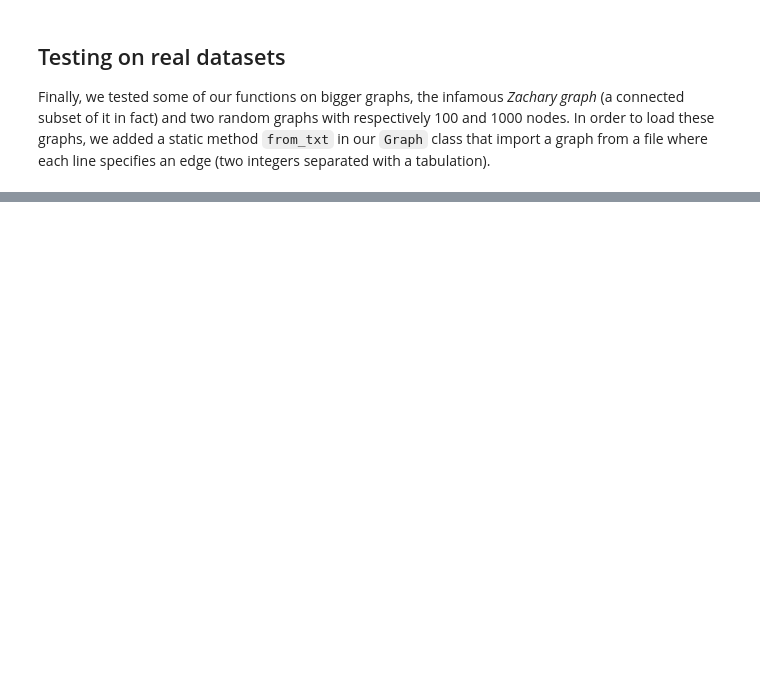
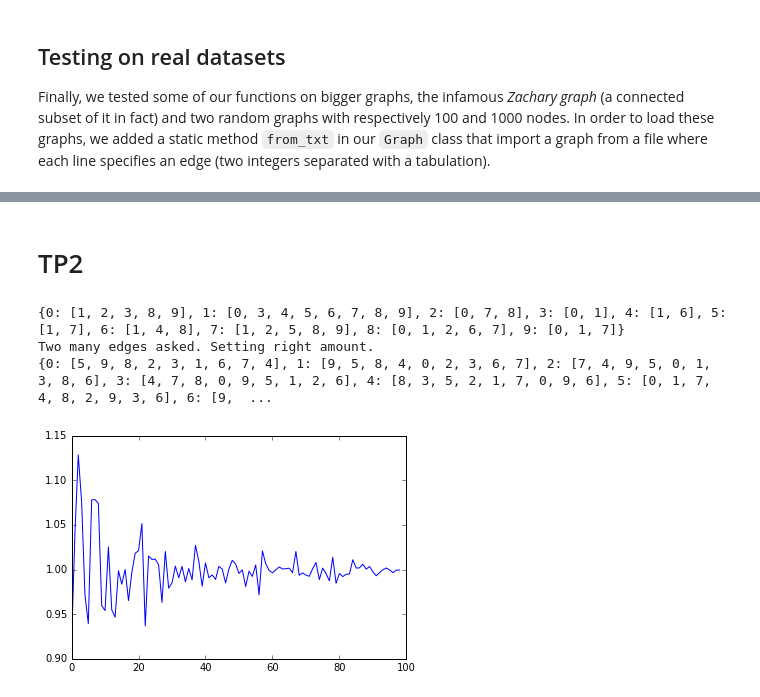
Before and after one commit to d1laj/M2_CR15, a Jupyter notebook: TP1.ipynb, the cells around one changed output, grey strips where cells are left out. Drawn from its saved outputs; the diff is of its cells as text; code cells hidden in the pictures; blank space fills up the shorter version.

```diff
--- a/TP1.ipynb
+++ b/TP1.ipynb
@@ -286,6 +288,8 @@ class Graph(object):
             G.add_vertex(p[1])
             G.add_edge({p[0],p[1]})
         return G
+    def print(self):
+        print(self.__graph_dict)
 # %% [markdown]
 ### Example
 Let us define a small example graph $G$ that we are going to use for testing our implementation.
@@ -427,0 +496,2 @@ Latex(r"""\begin{array}{|c|c|c|c|c|c|} \hline \text{Dataset} & \text{Number of v
+# %% [markdown]
+# TP2
@@ -427,0 +543,34 @@ Latex(r"""\begin{array}{|c|c|c|c|c|c|} \hline \text{Dataset} & \text{Number of v
+# %%
+er_np(10,0.5).print()
+er_nm(10,111).print()
+# %% [output]
+{0: [1, 2, 3, 8, 9], 1: [0, 3, 4, 5, 6, 7, 8, 9], 2: [0, 7, 8], 3: [0, 1], 4: [1, 6], 5: [1, 7], 6: [1, 4, 8], 7: [1, 2, 5, 8, 9], 8: [0, 1, 2, 6, 7], 9: [0, 1, 7]}
+Two many edges asked. Setting right amount.
+{0: [5, 9, 8, 2, 3, 1, 6, 7, 4], 1: [9, 5, 8, 4, 0, 2, 3, 6, 7], 2: [7, 4, 9, 5, 0, 1, 3, 8, 6], 3: [4, 7, 8, 0, 9, 5, 1, 2, 6], 4: [8, 3, 5, 2, 1, 7, 0, 9, 6], 5: [0, 1, 7, 4, 8, 2, 9, 3, 6], 6: [9,  ...
+# %%
+def expected_edge_number(n, p):
+    return math.floor(p * n*(n-1)/2)
+
+def binomial_coef(n, k):
+    return scipy.special.binom(n, k)
+    #n_fact = math.factorial(n)
+    #k_fact = math.factorial(k)
+    #return n_fact // (k_fact * math.factorial(n-k))
+
+def compare_edge_count(n, p):
+    """Generate an er_np graph and compare its edges to an er_nm"""
+    m = expected_edge_number(n, p)
+    G_tmp = er_np(n, p)
+    nb_edges = len(G_tmp.edges())
+    if m == 0:
+        m = 1
+    return nb_edges / m
+# %%
+n = 100
+
+# ratio in function of p
+got = [ compare_edge_count(n, p) for p in  numpy.arange(1/n, 1.0, 1/n)]
+plt.plot(got)
+plt.show()
+# %% [output]
+[figure, added]
```
Also changed, not shown: parts of 17 cells of this notebook.
